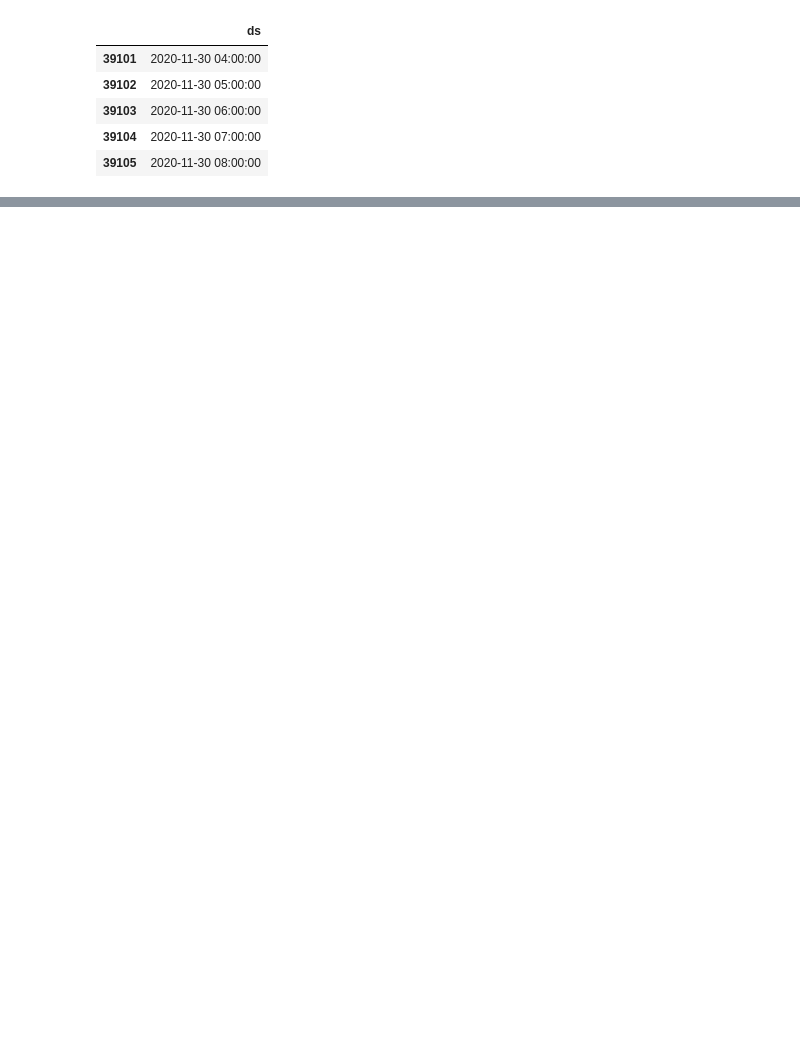
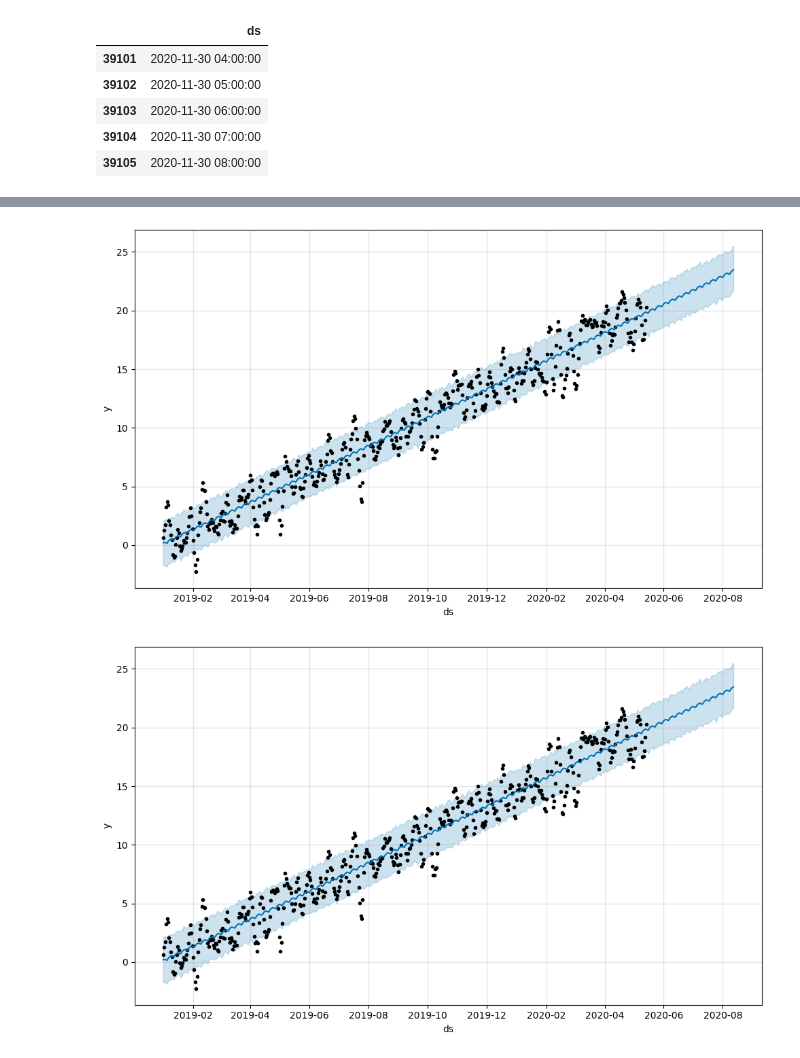
Before and after one commit to sobiiyver/Module-11-Challenge, a Jupyter notebook: Module_11_Challenge.ipynb, the cells around one changed output, grey strips where cells are left out. Saved outputs shown, nothing was run; the diff lists cells and outputs as text; code cells hidden in the pictures; blank space fills up the shorter version.

```diff
--- a/Module_11_Challenge.ipynb
+++ b/Module_11_Challenge.ipynb
@@ -455,0 +585,6 @@ figures_mercado_trends = model_mercado_trends.plot_components(forecast_mercado_t
+# %%
+# Plot the predictions for the Mercado sales
+mercado_sales_prophet_model.plot(mercado_sales_prophet_forecast)
+# %% [output]
+[figure, added]
+[figure, added]
```
Also changed, not shown: parts of 24 cells of this notebook.
